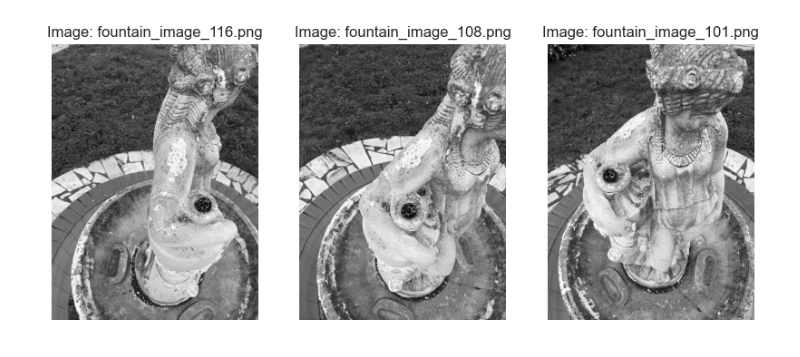
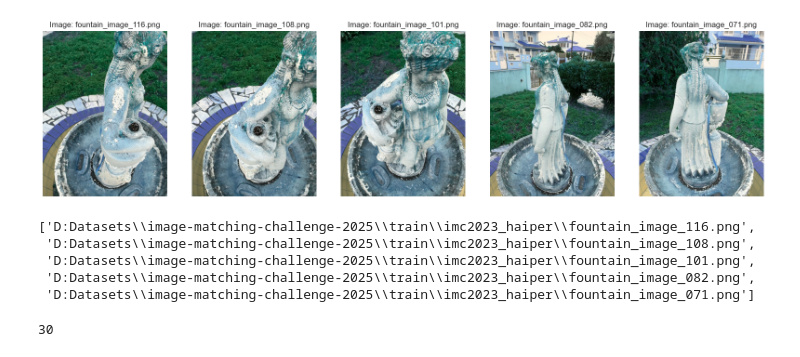
Before and after one commit to jasonwj96/kaggle-projects, a Jupyter notebook: notebooks/image-matching-challenge-2025.ipynb, the cells around one changed output. Drawn from its saved outputs; the diff is of its cells as text; code cells hidden in the pictures.

Commit message:
Image load

```diff
--- a/notebooks/image-matching-challenge-2025.ipynb
+++ b/notebooks/image-matching-challenge-2025.ipynb
@@ -11,7 +11,7 @@ color = sns.color_palette()
 
 MODEL_VERSION = "1.0.0"
 MODEL_PATH = f"..\\models\\image-matching-challenge-2025-{MODEL_VERSION}.json"
-DATASET_PATH = "D:\\Datasets\\image-matching-challenge-2025"
+DATASET_PATH = os.path.join("D:", "Datasets", "image-matching-challenge-2025")
 # %%
 train_labels = pd.read_csv(DATASET_PATH + "/train_labels.csv")
 train_labels.head()
@@ -24,21 +24,37 @@ train_labels.head()
 | 4 | imc2023_haiper | fountain | fountain_image_071.png | -0.569002830;-0.103808175;0.81575... | -0.015140892;-1.334052012;3.48893... |
 # %%
 scene_name = "fountain"
-scene_images = train_labels[train_labels["scene"] == scene_name]["image"].values[:3]
+scene_images = train_labels[train_labels["scene"] == scene_name]["image"].values[:5]
 
-fig, axes = plt.subplots(1, len(scene_images), figsize=(10, 5))
+fig, axes = plt.subplots(1, 5, figsize=(20, 10))
+
+img_paths = []
 
 for i, img_name in enumerate(scene_images):
     img_path = os.path.join(DATASET_PATH, "train",
                             train_labels[train_labels["scene"] == scene_name]["dataset"].values[0],
                             img_name)
-    img = cv2.imread(img_path,
-                     cv2.IMREAD_GRAYSCALE)
 
-    axes[i].imshow(img, cmap="gray")
+    img_paths.append(img_path)
+
+    img = cv2.imread(img_path)
+
+    axes[i].imshow(img)
     axes[i].set_title(f"Image: {img_name}")
     axes[i].axis("off")
 
 plt.show()
 # %% [output]
-[figure, old version]
+[figure, new version]
+# %%
+img_paths
+# %% [output]
+['D:Datasets\\image-matching-challenge-2025\\train\\imc2023_haiper\\fountain_image_116.png',
+ 'D:Datasets\\image-matching-challenge-2025\\train\\imc2023_haiper\\fountain_image_108.png',
+ 'D:Datasets\\image-matching-challenge-2025\\train\\imc2023_haiper\\fountain_image_101.png',
+ 'D:Datasets\\image-matching-challenge-2025\\train\\imc2023_haiper\\fountain_image_082.png',
+ 'D:Datasets\\image-matching-challenge-2025\\train\\imc2023_haiper\\fountain_image_071.png']
+# %%
+train_labels["scene"].nunique()
+# %% [output]
+30
```
Also changed, not shown: parts of 2 cells of this notebook, 1 other file.
